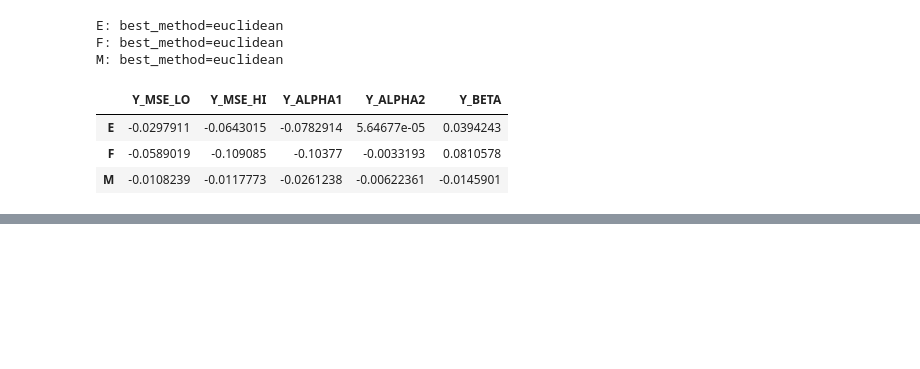
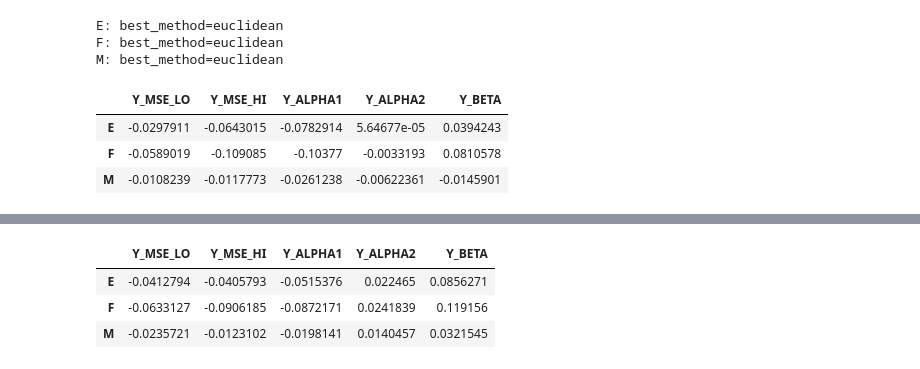
Before and after one commit to avivrosenberg/causal-inference-hw, a Jupyter notebook: proj/ci-proj.ipynb, the cells around one changed output, grey strips where cells are left out. Saved outputs shown, nothing was run; the diff lists cells and outputs as text; code cells hidden in the pictures; blank space fills up the shorter version.

```diff
--- a/proj/ci-proj.ipynb
+++ b/proj/ci-proj.ipynb
@@ -1094,0 +1086,23 @@ Type:      function
+# %%
+df_ate_forest = pd.DataFrame(columns=outcome_columns, index=datasets_cs.keys())
+
+n_trees = 150
+tree_kwargs = dict(criterion='friedman_mse', min_samples_leaf=7)
+
+
+for i, (name, df) in enumerate(datasets_cs.items()):
+    X, y, t = data.split_dataset(df, scale_covariates=True)
+    cate = d_cate[name]
+
+    # Create single CATE vector
+    est_ate = treatment_effect.causal_forest(
+        X, t, cate, n_trees=n_trees, random_state=42, **tree_kwargs
+    )
+    df_ate_forest.loc[name, :] = est_ate
+
+df_ate_forest
+# %% [output]
+|  | Y_MSE_LO | Y_MSE_HI | Y_ALPHA1 | Y_ALPHA2 | Y_BETA |
+| E | -0.0412794 | -0.0405793 | -0.0515376 | 0.022465 | 0.0856271 |
+| F | -0.0633127 | -0.0906185 | -0.0872171 | 0.0241839 | 0.119156 |
+| M | -0.0235721 | -0.0123102 | -0.0198141 | 0.0140457 | 0.0321545 |
```
Also changed, not shown: parts of 21 cells of this notebook.
